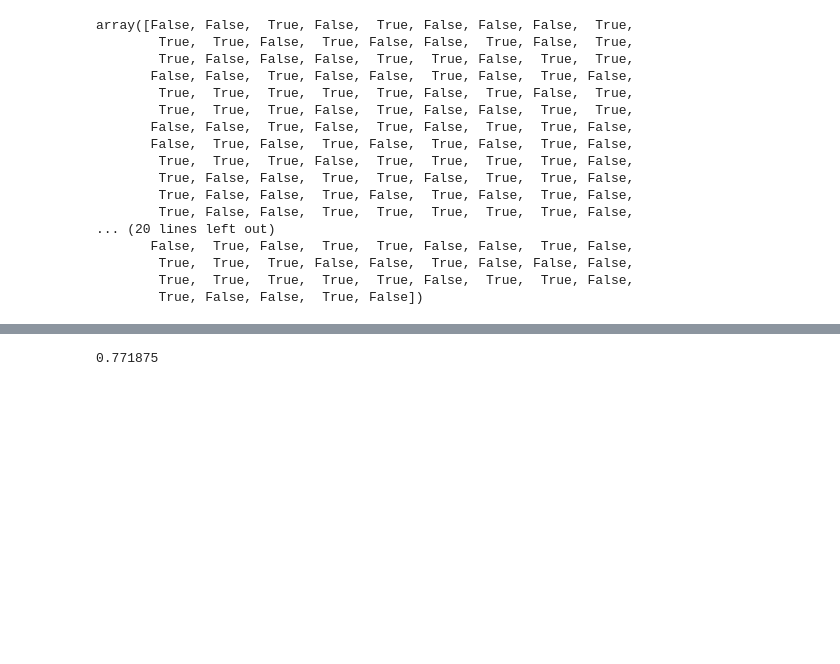
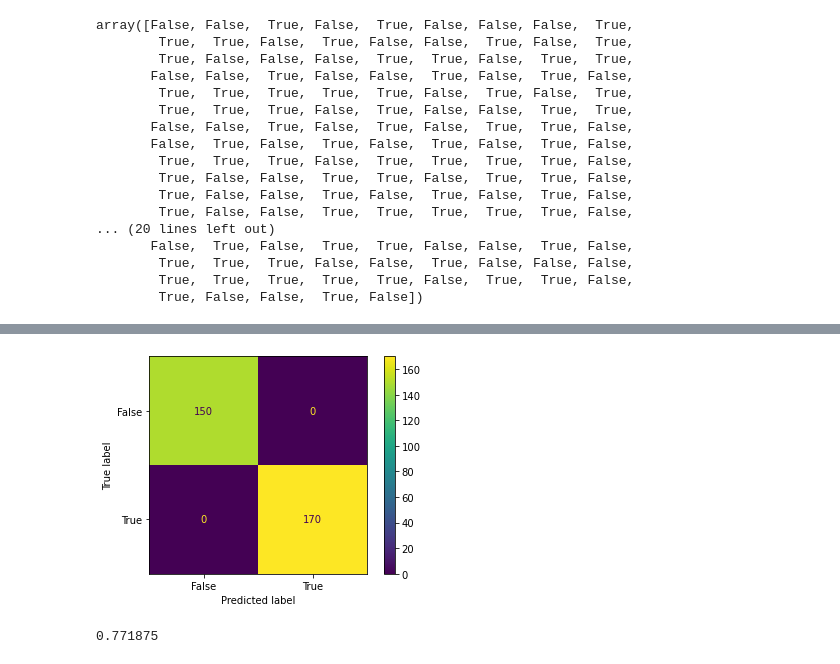
Before and after one commit to lawrencejews/deepLearning2021, a Jupyter notebook: Hands_on_machine_learning/chapter_3.ipynb, the cells around one changed output, grey strips where cells are left out. Saved outputs shown, nothing was run; the diff lists cells and outputs as text; code cells hidden in the pictures; blank space fills up the shorter version.

```diff
--- a/Hands_on_machine_learning/chapter_3.ipynb
+++ b/Hands_on_machine_learning/chapter_3.ipynb
@@ -171,3 +179,11 @@ array([[109,  32],
+# %%
+
+from sklearn.metrics import plot_confusion_matrix
+
+plot_confusion_matrix(svc_clf, scale_X_test, svc_clf_predictions)
+plt.show()
+# %% [output]
+[figure, added]
 # %%
 accuracy_score(y_test, svc_clf_predictions)
 # %% [output]
```
Also changed, not shown: parts of 7 cells of this notebook, 3 other files.
